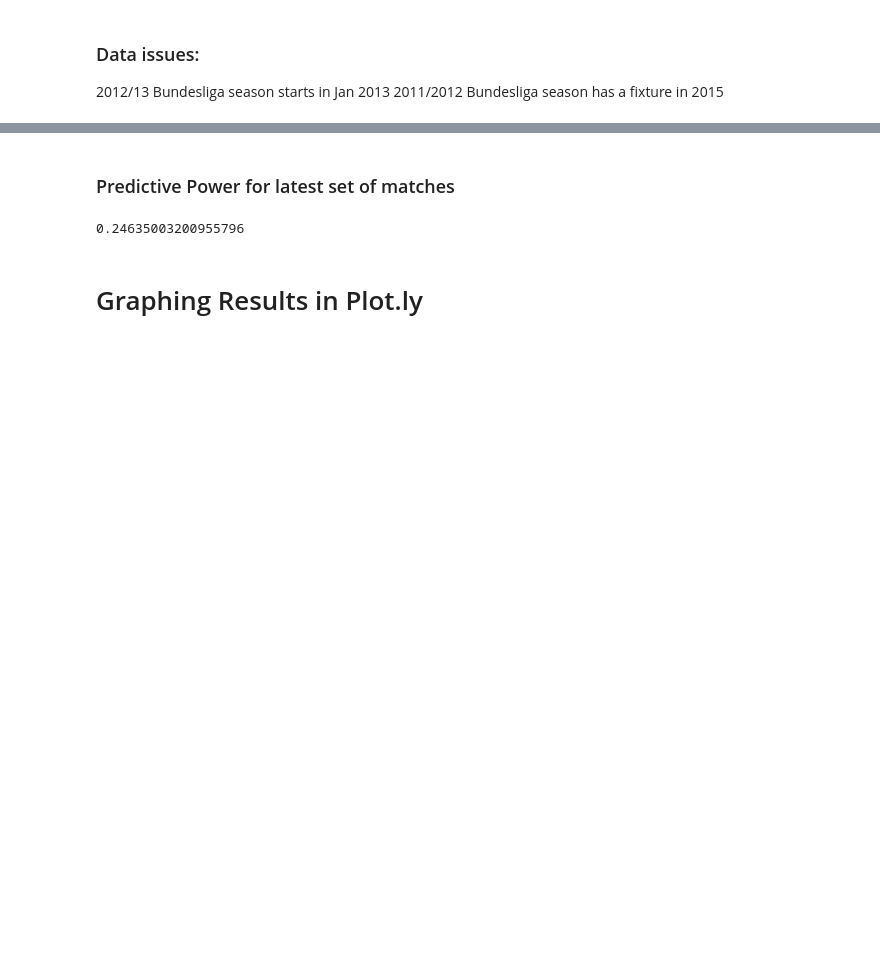
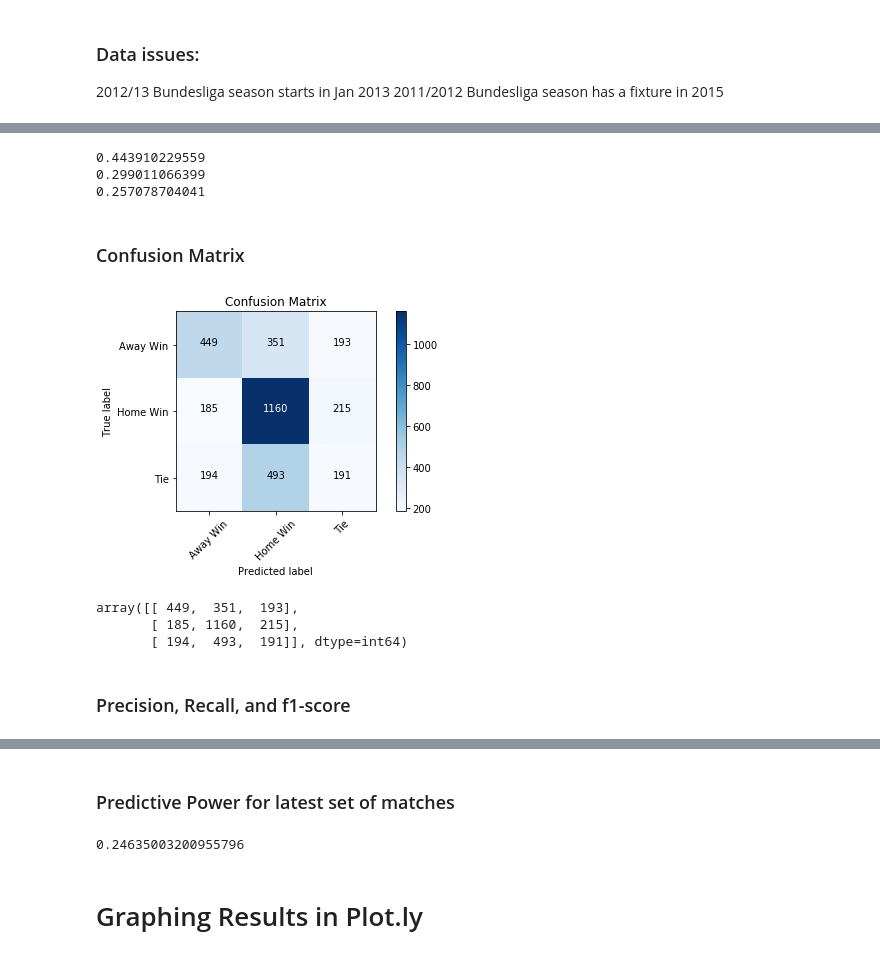
Before and after one commit to calestini/rating-systems, a Jupyter notebook: elo_test.ipynb, the cells around one changed output, grey strips where cells are left out. Drawn from its saved outputs; the diff is of its cells as text; code cells hidden in the pictures; blank space fills up the shorter version.

```diff
--- a/elo_test.ipynb
+++ b/elo_test.ipynb
@@ -175,0 +159,19 @@ The log loss error of ties is 0.275375 compared to a benchmark of 0.252117
+# %%
+print(np.mean(p_home))
+print(np.mean(p_away)) #overestimating away probability
+print(np.mean(p_tie)) #underestimating tie probability
+# %% [output]
+0.443910229559
+0.299011066399
+0.257078704041
+# %% [markdown]
+### Confusion Matrix
+# %%
+rating.get_confusion_matrix()
+# %% [output]
+[figure, added]
+array([[ 449,  351,  193],
+       [ 185, 1160,  215],
+       [ 194,  493,  191]], dtype=int64)
+# %% [markdown]
+### Precision, Recall, and f1-score
```
Also changed, not shown: parts of 31 cells of this notebook, 2 other files.
